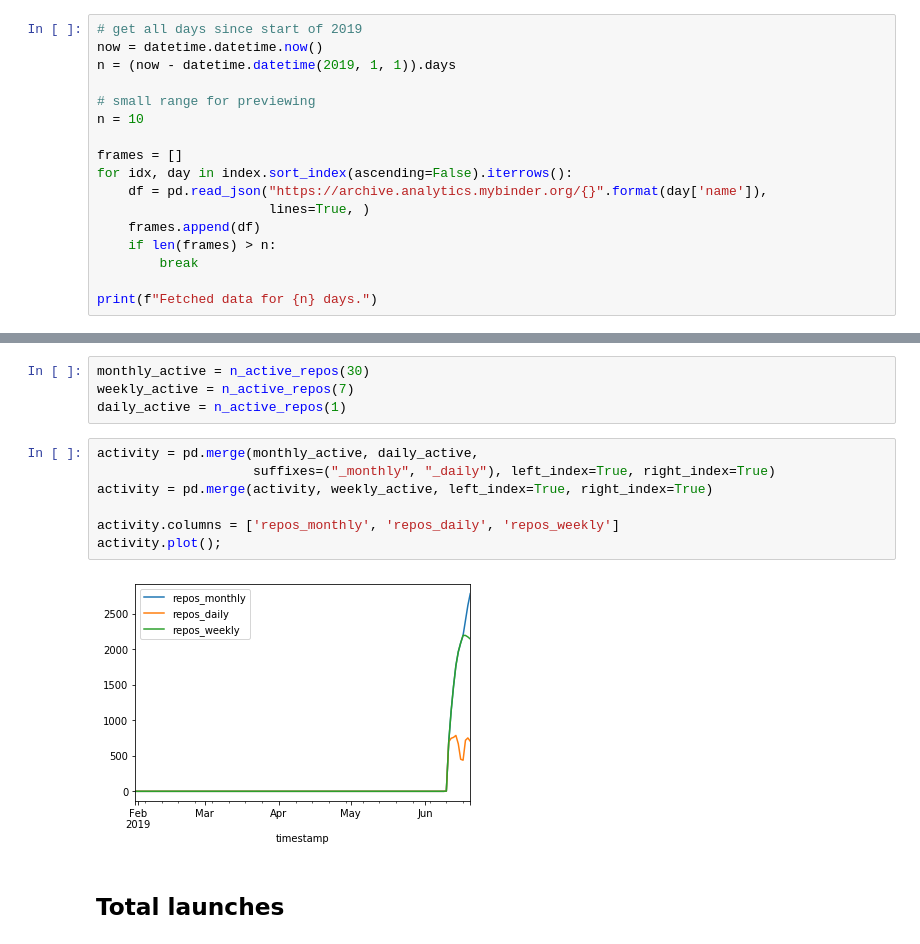
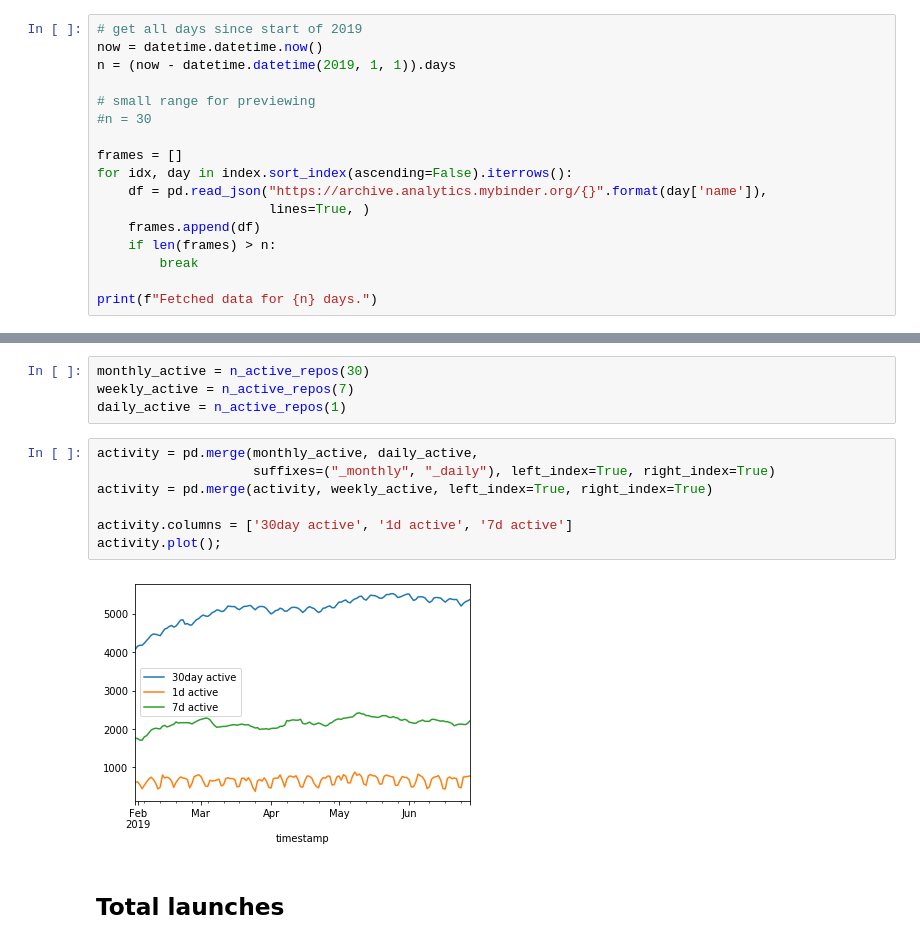
Before and after one commit to betatim/binderlyzer, a Jupyter notebook: binder-launches.ipynb, the cells around one changed output, grey strips where cells are left out. Drawn from its saved outputs; the diff is of its cells as text.

```diff
--- a/binder-launches.ipynb
+++ b/binder-launches.ipynb
@@ -18,7 +18,7 @@ now = datetime.datetime.now()
 n = (now - datetime.datetime(2019, 1, 1)).days
 
 # small range for previewing
-n = 10
+#n = 30
 
 frames = []
 for idx, day in index.sort_index(ascending=False).iterrows():
@@ -110,12 +112,12 @@ daily_active = n_active_repos(1)
 # %%
 activity = pd.merge(monthly_active, daily_active,
                     suffixes=("_monthly", "_daily"), left_index=True, right_index=True)
 activity = pd.merge(activity, weekly_active, left_index=True, right_index=True)
 
-activity.columns = ['repos_monthly', 'repos_daily', 'repos_weekly']
+activity.columns = ['30day active', '1d active', '7d active']
 activity.plot();
 # %% [output]
-[figure, old version]
+[figure, new version]
 # %% [markdown]
 ## Total launches
 # %%
```
Also changed, not shown: parts of 25 cells of this notebook.
